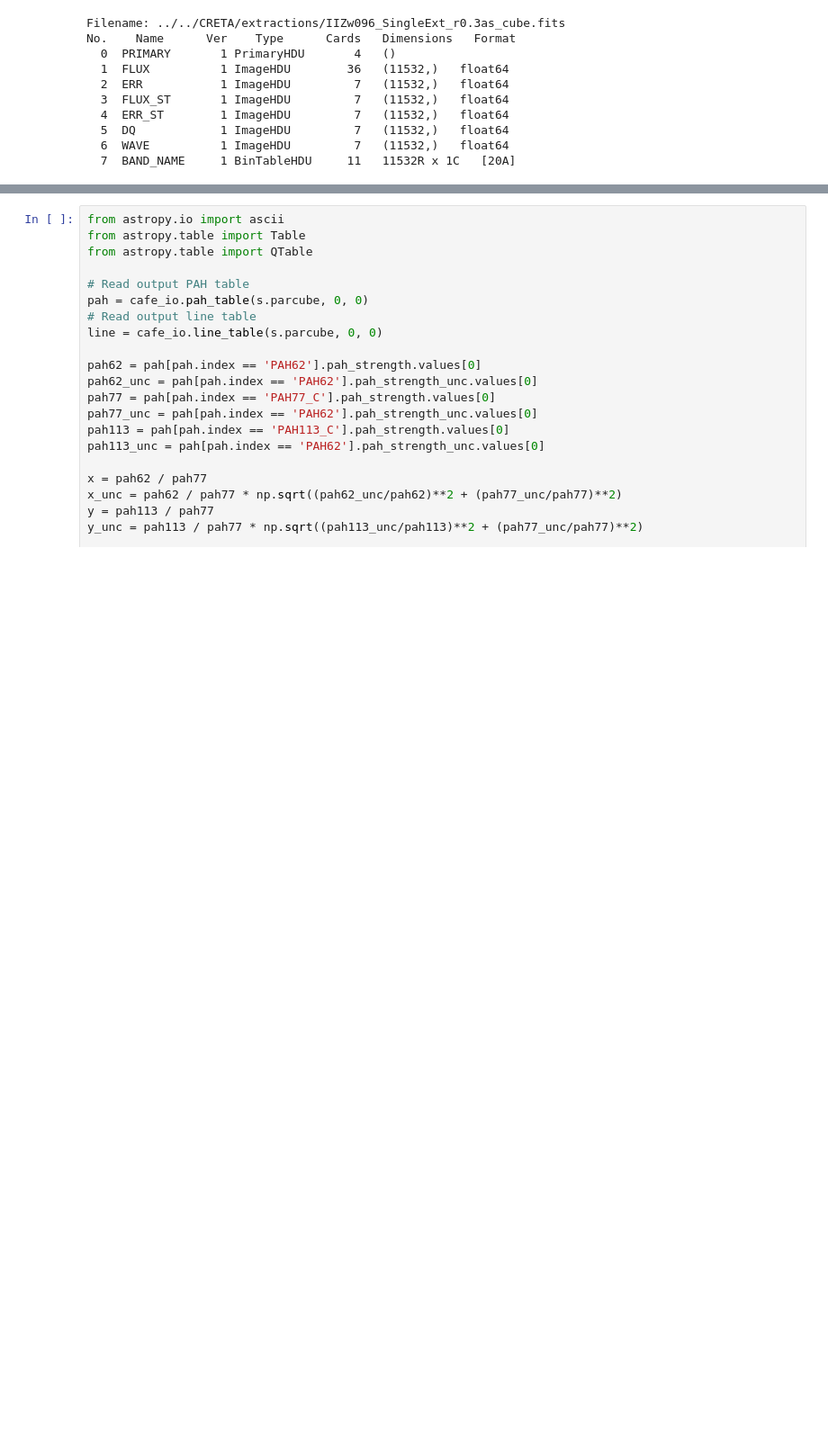
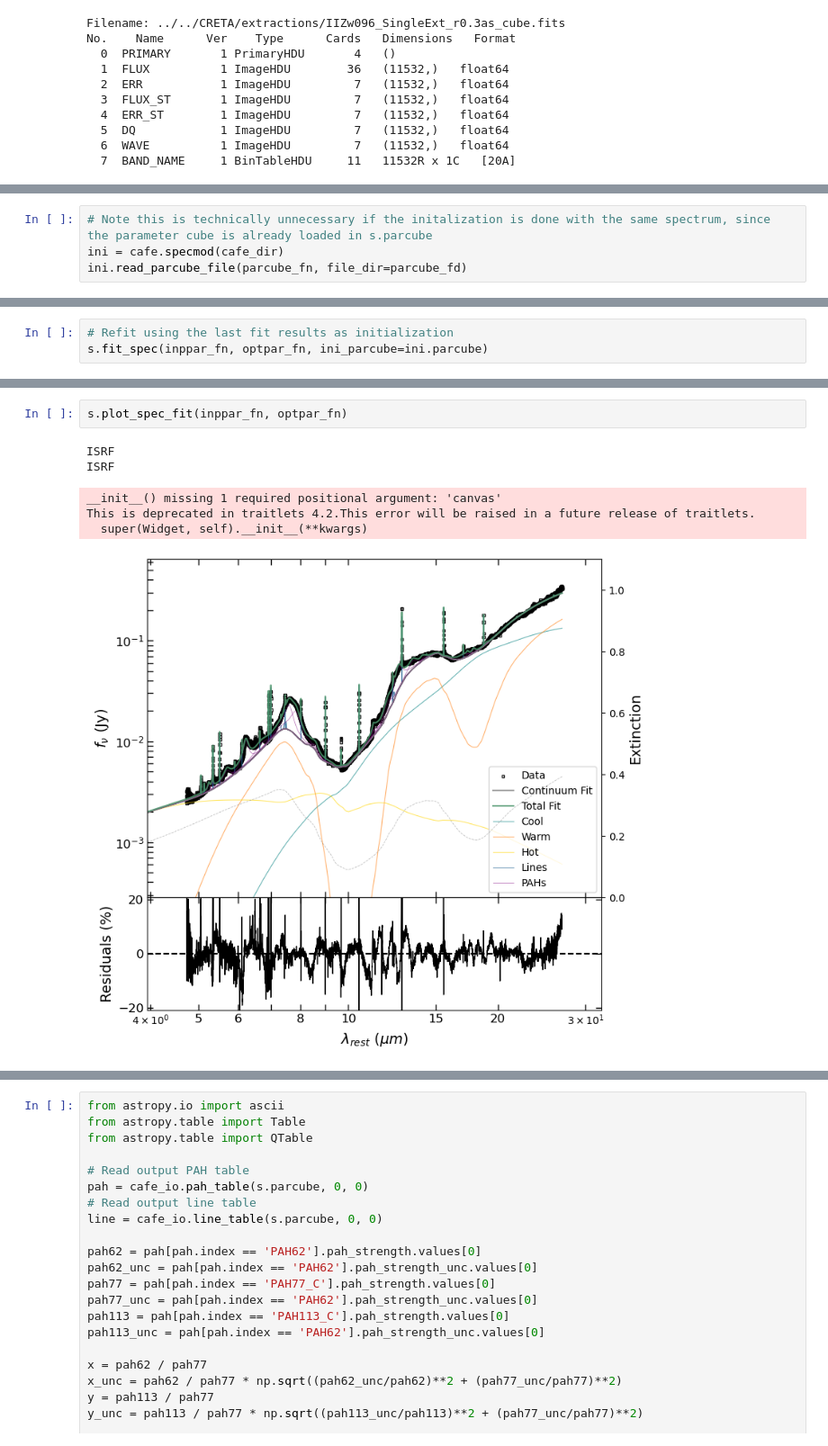
Before and after one commit to GOALS-survey/CAFE, a Jupyter notebook: CAFE/notebooks/IIZw096_MIRI_spec_CAFE.ipynb, the cells around one changed output, grey strips where cells are left out. Shown at 90% size. Cells and saved outputs as stored; diff of their text form; blank space fills up the shorter version.

```diff
--- a/CAFE/notebooks/IIZw096_MIRI_spec_CAFE.ipynb
+++ b/CAFE/notebooks/IIZw096_MIRI_spec_CAFE.ipynb
@@ -128,0 +146,4 @@ No.    Name      Ver    Type      Cards   Dimensions   Format
+# %%
+# Note this is technically unnecessary if the initalization is done with the same spectrum, since the parameter cube is already loaded in s.parcube
+ini = cafe.specmod(cafe_dir)
+ini.read_parcube_file(parcube_fn, file_dir=parcube_fd)
@@ -128,0 +175,3 @@ No.    Name      Ver    Type      Cards   Dimensions   Format
+# %%
+# Refit using the last fit results as initialization
+s.fit_spec(inppar_fn, optpar_fn, ini_parcube=ini.parcube)
@@ -128,0 +204,9 @@ No.    Name      Ver    Type      Cards   Dimensions   Format
+# %%
+s.plot_spec_fit(inppar_fn, optpar_fn)
+# %% [output]
+ISRF
+ISRF
+__init__() missing 1 required positional argument: 'canvas'
+This is deprecated in traitlets 4.2.This error will be raised in a future release of traitlets.
+  super(Widget, self).__init__(**kwargs)
+[figure, added]
```
Also changed, not shown: parts of 21 cells of this notebook, 12 other files.
